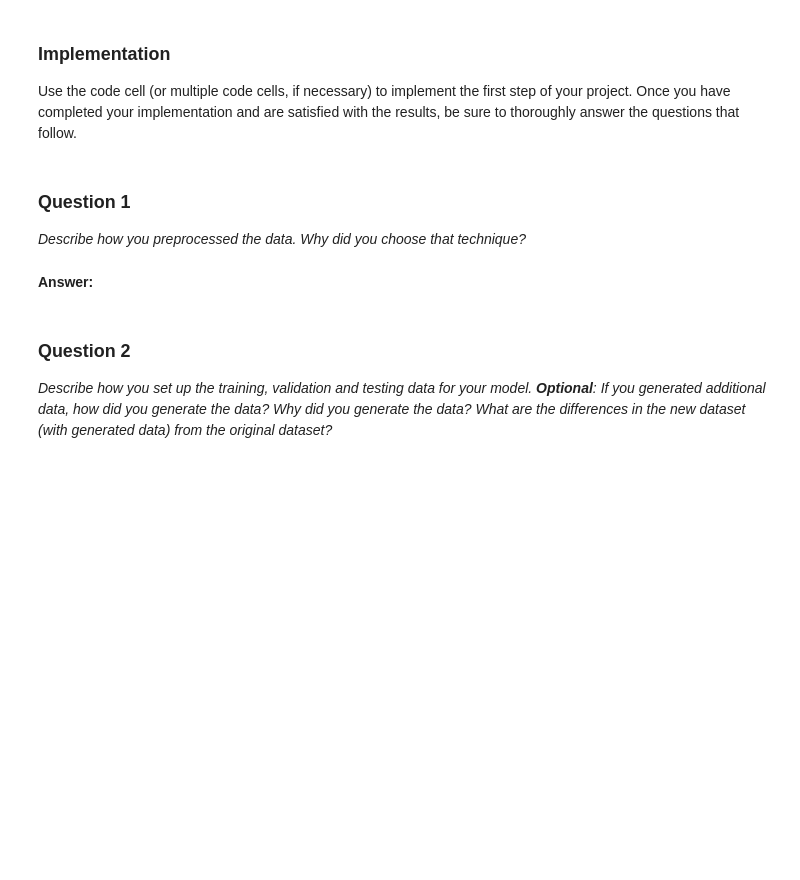
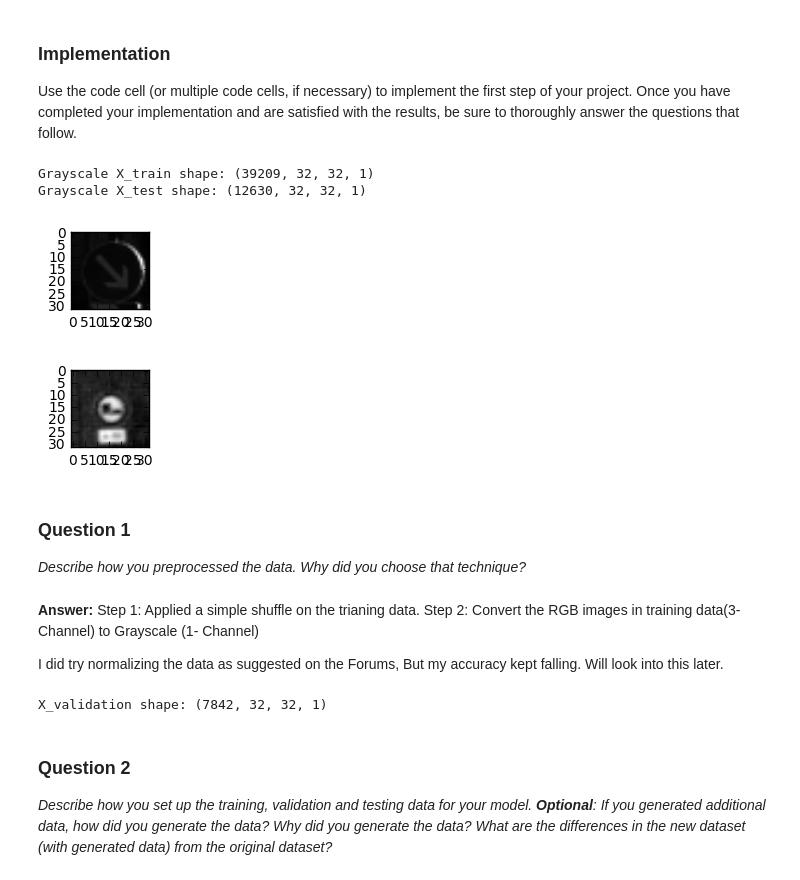
Before and after one commit to bharatbobba/Traffic-Sign-Classifier, a Jupyter notebook: Traffic_Sign_Classifier.ipynb, the cells around one changed output. Cells and saved outputs as stored; diff of their text form; code cells hidden in the pictures; blank space fills up the shorter version.

```diff
--- a/Traffic_Sign_Classifier.ipynb
+++ b/Traffic_Sign_Classifier.ipynb
@@ -110,13 +134,56 @@ Use the code cell (or multiple code cells, if necessary) to implement the first
+# %%
+### Preprocess the data here.
+### Feel free to use as many code cells as needed.
+
+#Some imports
+from skimage.color import rgb2gray
+
+#First Shuffle dataset
+from sklearn.utils import shuffle
+X_train, y_train = shuffle(X_train, y_train)
+
+#Second, Convert images to Grayscale (i.e single channel)
+def gray_scale(img_arr):
+    gray_arr= np.sum(img_arr/3, axis=3, keepdims=True)
+
+    #Random test print for graymap image
+    index = random.randint(0, len(gray_arr))
+    image = gray_arr[index].squeeze()
+    plt.figure(figsize=(1,1))
+    plt.imshow(image, cmap="gray")
+    return gray_arr
+
+
+X_train = gray_scale(X_train)
+X_test = gray_scale(X_test)
+
+print("Grayscale X_train shape:",X_train.shape)
+print("Grayscale X_test shape:",X_test.shape)
+# %% [output]
+Grayscale X_train shape: (39209, 32, 32, 1)
+Grayscale X_test shape: (12630, 32, 32, 1)
+[figure, added]
+[figure, added]
 # %% [markdown]
 ### Question 1
 
 _Describe how you preprocessed the data. Why did you choose that technique?_
-# %% [markdown]
-**Answer:**
+# %% [markdown]
+**Answer:**
+Step 1: Applied a simple shuffle on the trianing data.
+Step 2: Convert the RGB images in training data(3-Channel) to Grayscale (1- Channel)
+
+I did try normalizing the data as suggested on the Forums, But my accuracy kept falling. Will look into this later.
 # %%
 ### Generate additional data (OPTIONAL!)
 ### and split the data into training/validation/testing sets here.
 ### Feel free to use as many code cells as needed.
+
+from sklearn.model_selection import train_test_split
+X_train,X_validation,y_train,y_validation = train_test_split(X_train,y_train,test_size = 0.2,random_state = 42)
+print("X_validation shape:",X_validation.shape)
+# %% [output]
+X_validation shape: (7842, 32, 32, 1)
 # %% [markdown]
 ### Question 2
 
```
Also changed, not shown: parts of 30 cells of this notebook.
